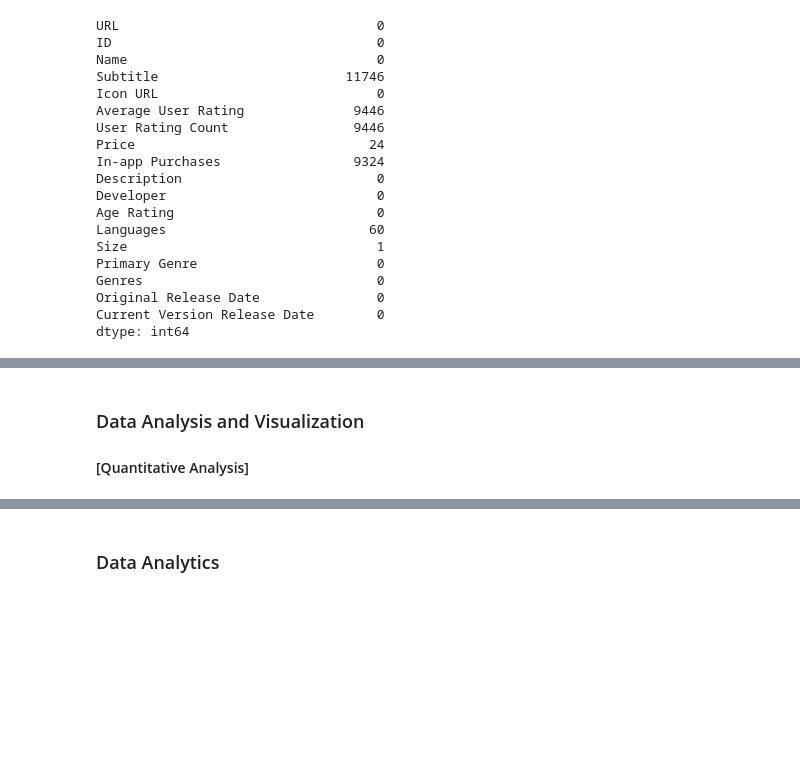
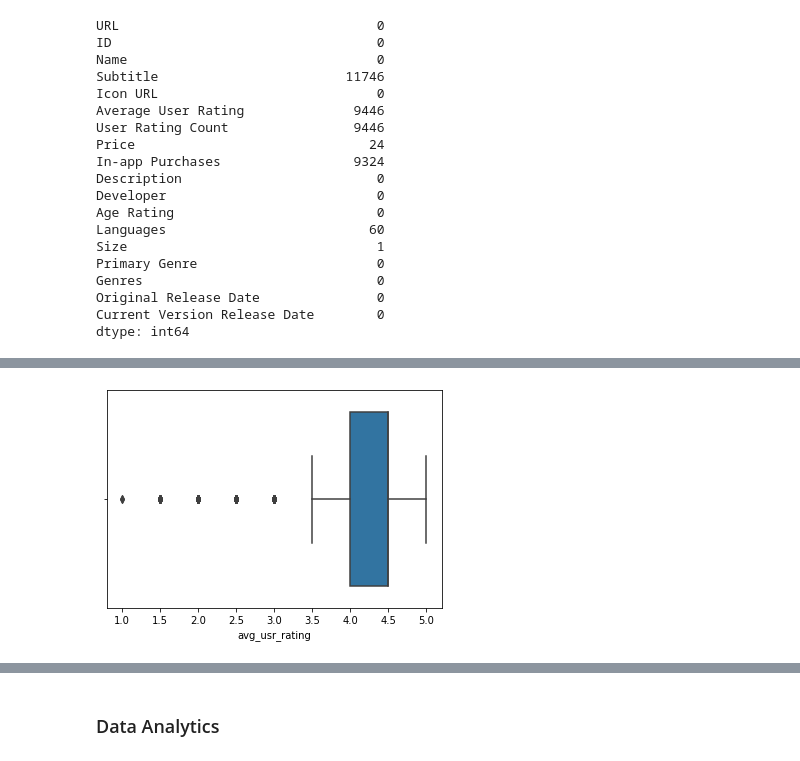
Before and after one commit to ChrisGarciaDS/App-Store-Analysis, a Jupyter notebook: app_analysis.ipynb, the cells around one changed output, grey strips where cells are left out. Cells and saved outputs as stored; diff of their text form; code cells hidden in the pictures; blank space fills up the shorter version.

Commit message:
- cleaned, analyzed data

```diff
--- a/app_analysis.ipynb
+++ b/app_analysis.ipynb
@@ -101,3 +91,16 @@ restaurants = restaurants.rename({'dba': 'name', 'cuisine description': 'cuisine
 # method 2
 # we can fill with mean or another aggregate value
 # bill_df = bill_df.fillna(value={"bill":bill_df.bill.mean(), "num_guests":bill_df.num_guests.mean()})
+# %%
+# extract relevant data into a new dataframe
+ratings = df[['Name', 'Average User Rating', 'Price', 'In-app Purchases', 'Age Rating', 'Primary Genre']]
+# %%
+# rename columns
+ratings = ratings.rename({
+    'Average User Rating': 'avg_usr_rating',
+    'In-app Purchases': 'in_app_purchase',
+    'Age Rating': 'age_rating',
+    'Primary Genre': 'primary_genre'
+}, axis=1)
+
+ratings.head()
@@ -103,0 +147,3 @@ restaurants = restaurants.rename({'dba': 'name', 'cuisine description': 'cuisine
+# %%
+# drop missing values
+ratings = ratings.dropna()
@@ -107,4 +173,5 @@ restaurants = restaurants.rename({'dba': 'name', 'cuisine description': 'cuisine
-# %% [markdown]
-### Data Analysis and Visualization
-
-#### [Quantitative Analysis]
+# %%
+sns.boxplot(data = ratings, x = 'avg_usr_rating')
+plt.show()
+# %% [output]
+[figure, added]
```
Also changed, not shown: parts of 18 cells of this notebook.
